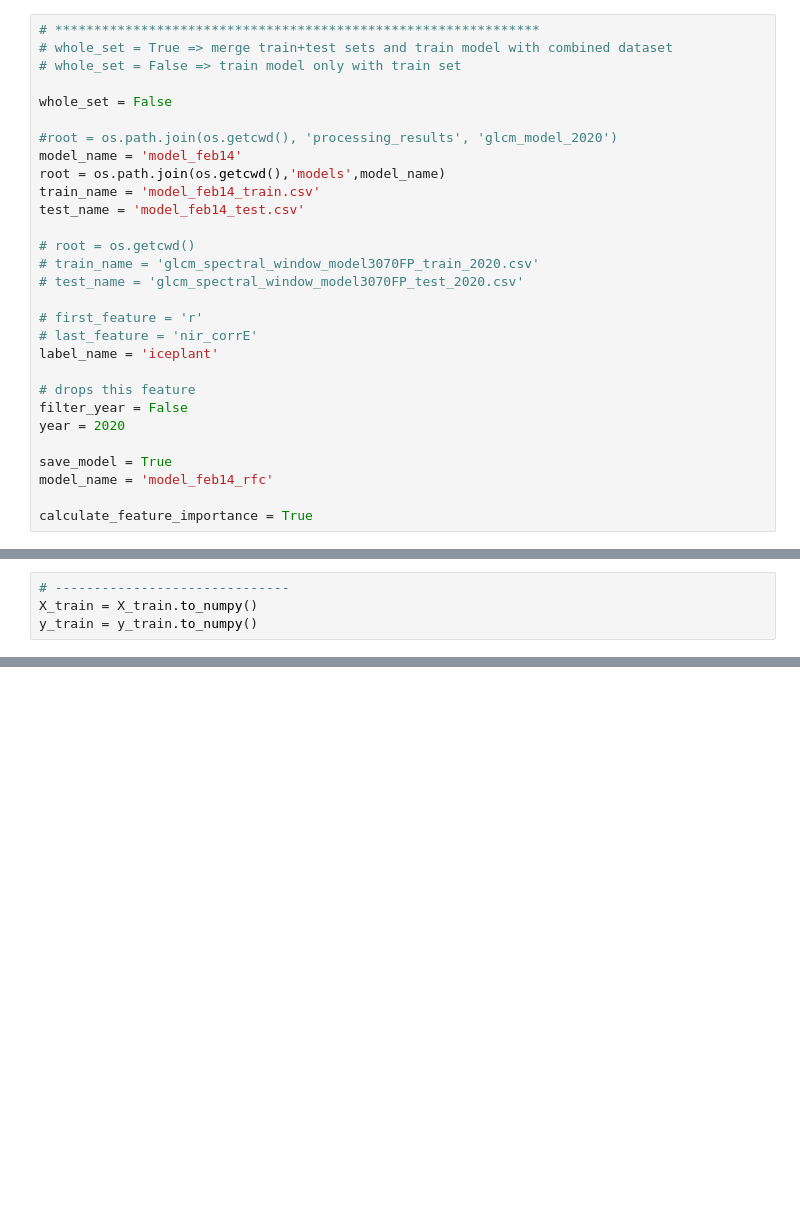
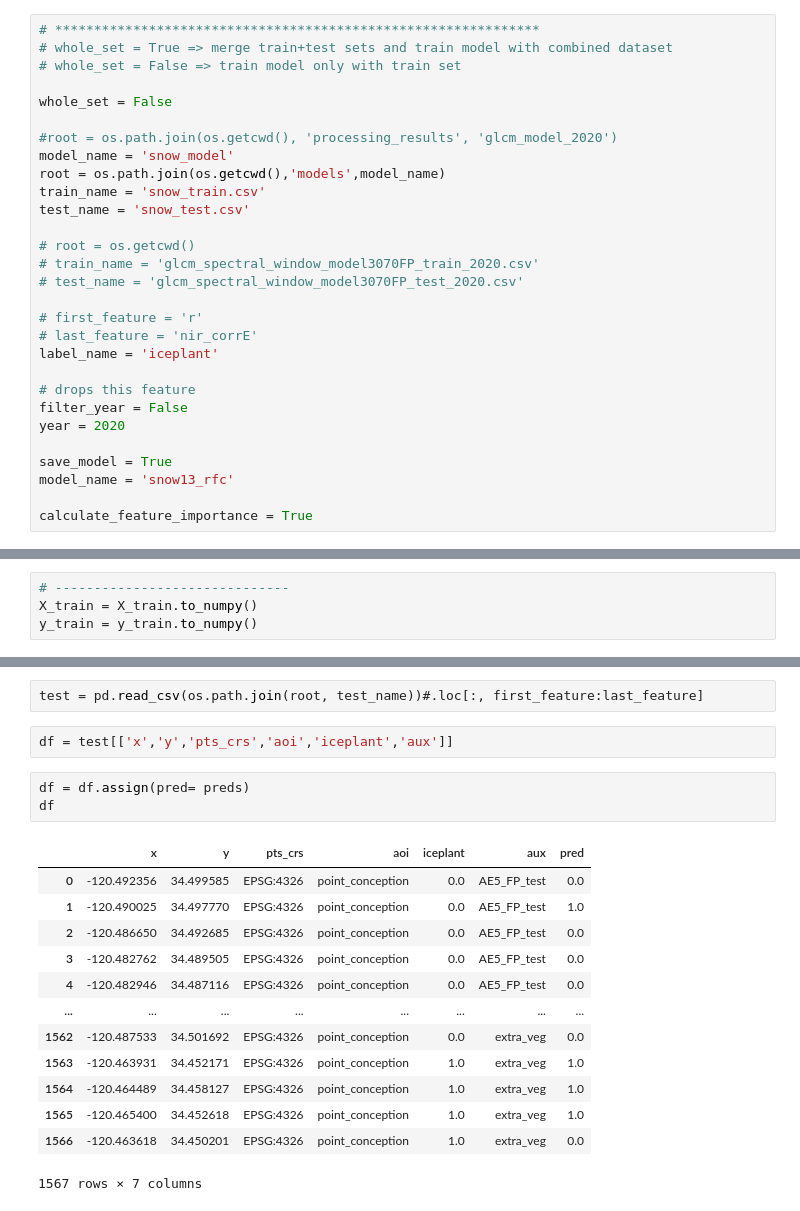
Before and after one commit to NCEAS/msai4earth-esa, a Jupyter notebook: iceplant_detection/training_lab.ipynb, the cells around one changed output, grey strips where cells are left out. Cells and saved outputs as stored; diff of their text form; blank space fills up the shorter version.

Commit message:
trained snow model

```diff
--- a/iceplant_detection/training_lab.ipynb
+++ b/iceplant_detection/training_lab.ipynb
@@ -21,10 +21,10 @@ import model_prep_and_evals as mpe
 whole_set = False
 
 #root = os.path.join(os.getcwd(), 'processing_results', 'glcm_model_2020')
-model_name = 'model_feb14'
+model_name = 'snow_model'
 root = os.path.join(os.getcwd(),'models',model_name)
-train_name = 'model_feb14_train.csv'
-test_name = 'model_feb14_test.csv'
+train_name = 'snow_train.csv'
+test_name = 'snow_test.csv'
 
 # root = os.getcwd()
 # train_name = 'glcm_spectral_window_model3070FP_train_2020.csv'
@@ -39,7 +39,7 @@ filter_year = False
 year = 2020
 
 save_model = True
-model_name = 'model_feb14_rfc'
+model_name = 'snow13_rfc'
 
 calculate_feature_importance = True
 # %%
@@ -151,0 +198,21 @@ plt.show()
+# %%
+test = pd.read_csv(os.path.join(root, test_name))#.loc[:, first_feature:last_feature]
+# %%
+df = test[['x','y','pts_crs','aoi','iceplant','aux']]
+# %%
+df = df.assign(pred= preds)
+df
+# %% [output]
+|  | x | y | pts_crs | aoi | iceplant | aux | pred |
+| 0 | -120.492356 | 34.499585 | EPSG:4326 | point_conception | 0.0 | AE5_FP_test | 0.0 |
+| 1 | -120.490025 | 34.497770 | EPSG:4326 | point_conception | 0.0 | AE5_FP_test | 1.0 |
+| 2 | -120.486650 | 34.492685 | EPSG:4326 | point_conception | 0.0 | AE5_FP_test | 0.0 |
+| 3 | -120.482762 | 34.489505 | EPSG:4326 | point_conception | 0.0 | AE5_FP_test | 0.0 |
+| 4 | -120.482946 | 34.487116 | EPSG:4326 | point_conception | 0.0 | AE5_FP_test | 0.0 |
+| ... | ... | ... | ... | ... | ... | ... | ... |
+| 1562 | -120.487533 | 34.501692 | EPSG:4326 | point_conception | 0.0 | extra_veg | 0.0 |
+| 1563 | -120.463931 | 34.452171 | EPSG:4326 | point_conception | 1.0 | extra_veg | 1.0 |
+| 1564 | -120.464489 | 34.458127 | EPSG:4326 | point_conception | 1.0 | extra_veg | 1.0 |
+| 1565 | -120.465400 | 34.452618 | EPSG:4326 | point_conception | 1.0 | extra_veg | 1.0 |
+| 1566 | -120.463618 | 34.450201 | EPSG:4326 | point_conception | 1.0 | extra_veg | 0.0 |
+1567 rows × 7 columns
```
Also changed, not shown: parts of 10 cells of this notebook, 5 other files.
